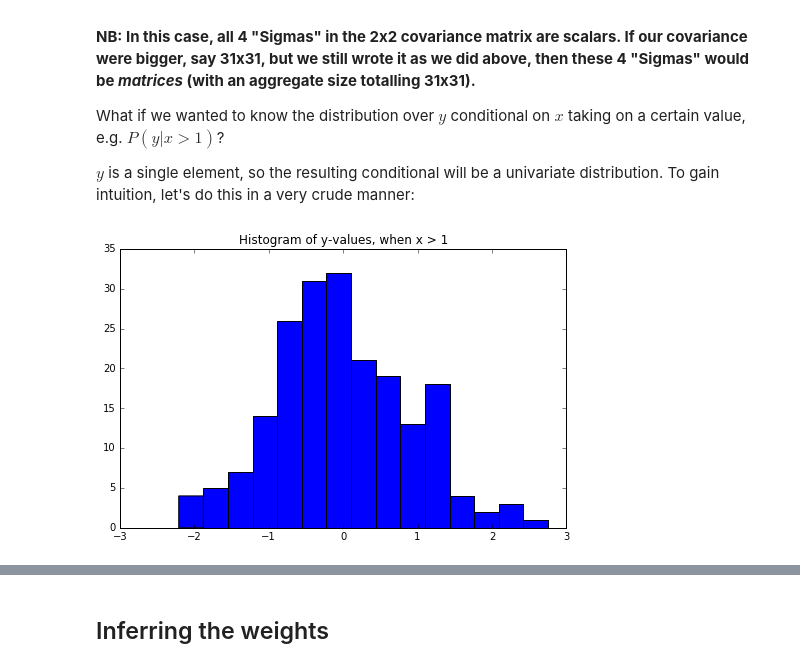
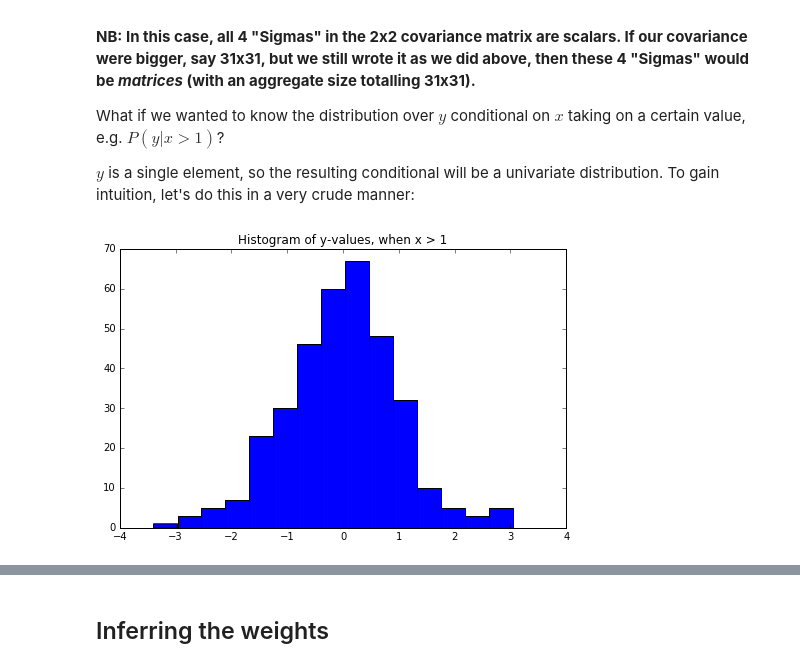
Before and after one commit to cavaunpeu/gaussian-processes, a Jupyter notebook: gaussian-processes.ipynb, the cells around one changed output, grey strips where cells are left out. Saved outputs shown, nothing was run; the diff lists cells and outputs as text; code cells hidden in the pictures.

```diff
--- a/gaussian-processes.ipynb
+++ b/gaussian-processes.ipynb
@@ -382,16 +381,16 @@ $y$ is a single element, so the resulting conditional will be a univariate distr
 # %%
 y_values = []
 mu, cov = np.array([0, 0]), np.diag([1, 1])
-while len(y_values) < 200:
+while len(y_values) < 345:
     x, y = np.random.multivariate_normal(mu, cov)
     if x > 1:
         y_values.append(y)
 
 plt.figure(figsize=(8, 5))
 pd.Series(y_values).hist(grid=False, bins=15)
 _ = plt.title('Histogram of y-values, when x > 1')
 # %% [output]
-[figure, old version]
+[figure, new version]
 # %% [markdown]
 Cool! Looks kind of Gaussian as well.
 
```
Also changed, not shown: parts of 16 cells of this notebook.
